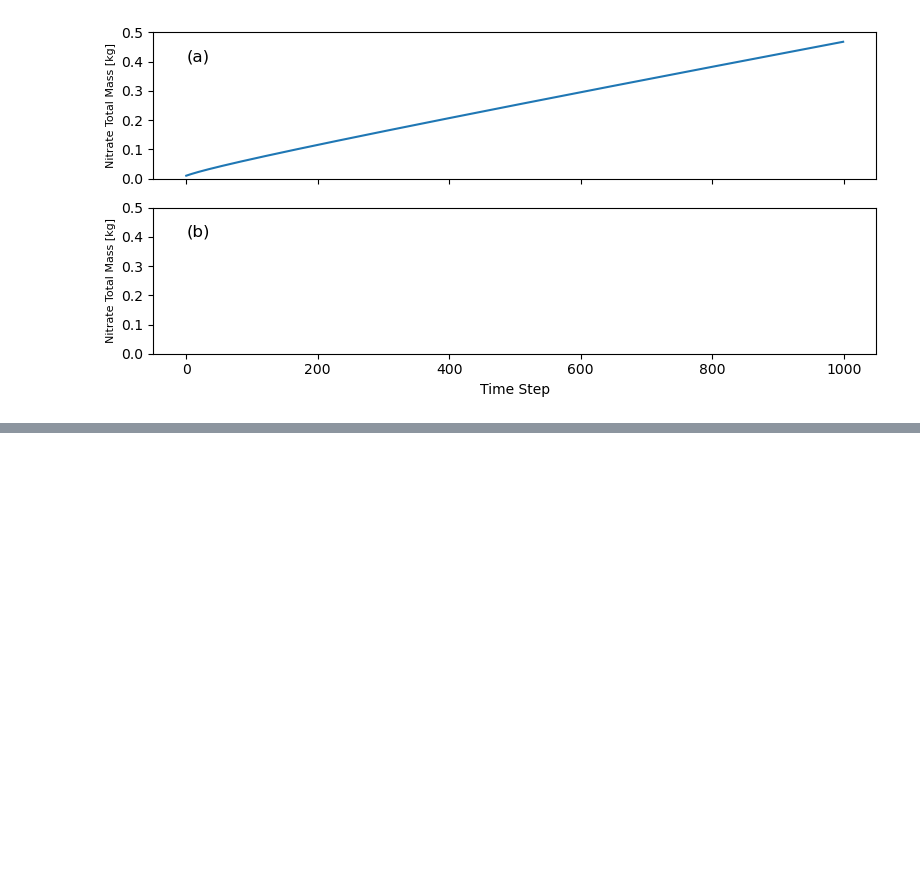
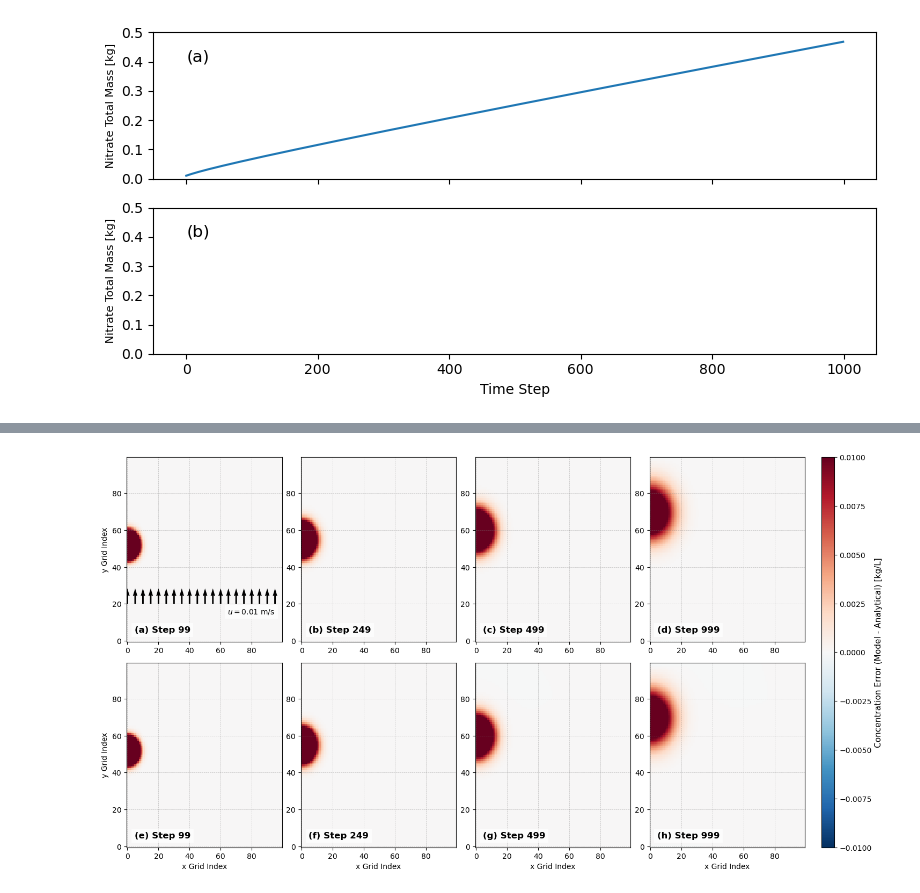
Before and after one commit to Haechan-Kimm/EOSC511-TheDeepThinkers, a Jupyter notebook: 2D visulization/Visulization.ipynb, the cells around one changed output, grey strips where cells are left out. Cells and saved outputs as stored; diff of their text form; code cells hidden in the pictures; blank space fills up the shorter version.

```diff
--- a/2D visulization/Visulization.ipynb
+++ b/2D visulization/Visulization.ipynb
@@ -248,0 +427,80 @@ We will use **One Time Input** and **Infinate boundary** to get our analytical s
+# %%
+# arr and bott run
+
+c_arr=adv_dif_2D_arr.adv_dif_2D([n_x, n_y, n_time, Lx, Ly, T, U])
+c_bott=adv_dif_2D_bott.adv_dif_2D([n_x, n_y, n_time, Lx, Ly, T, U])
+# %%
+# Error Visualization
+
+c_arr_err=c_arr-c_analytical
+
+c_bott_err=c_bott[:1000, 2:-2, :]-c_analytical
+
+x = np.arange(100)
+y = np.arange(100)
+X1, Y1 = np.meshgrid(x, y)
+
+
+# max_err = max(np.max(np.abs(c_arr_err)), np.max(np.abs(c_bott_err)))
+max_err = 1e-2
+
+cmap = plt.get_cmap('RdBu_r')
+norm = colors.Normalize(vmin=-max_err, vmax=max_err)
+
+
+fig, axes = plt.subplots(2, 4, figsize=(16, 8))
+
+tt = [99, 249, 499, 999]
+labels = ['(a)', '(b)', '(c)', '(d)', '(e)', '(f)', '(g)', '(h)']
+
+
+for i in range(2):
+    for j in range(4):
+        ax = axes[i, j]
+        t = tt[j]
+        label = labels[i * 4 + j]
+
+        # arr first line, bott second line
+        if i == 0:
+            cc = c_arr_err[t, :, :]
+        else:
+            cc = c_bott_err[t, :, :]
+
+        #
+        ax.grid(True, color='grey', linestyle='--', linewidth=0.5, alpha=0.5, zorder=2)
+
+        im = ax.pcolor(X1, Y1, cc, cmap=cmap, norm=norm, shading='nearest')
+
+        # Text
+        label_full = f"{label} Step {t}"
+        ax.text(0.05, 0.05, label_full, transform=ax.transAxes, color='black',
+                fontsize=12, fontweight='bold', bbox=dict(facecolor='white', alpha=0.7, edgecolor='none'))
+
+        # Label
+        if i == 1:
+            ax.set_xlabel('x Grid Index')
+        if j == 0:
+            ax.set_ylabel('y Grid Index')
+
+
+Y_arrow_position = 20
+X_arrow = x[::5]
+Y_arrow = np.zeros(np.shape(X_arrow)) + Y_arrow_position
+
+V_speed = np.ones(np.shape(X_arrow))
+U_speed = np.zeros(np.shape(X_arrow))
+
+# Water speed arrow
+axes[0, 0].quiver(X_arrow, Y_arrow, U_speed, V_speed, color='black', scale=10, width=0.01, zorder=3)
+axes[0, 0].text(0.65, 0.15, '$u=0.01$ m/s', transform=axes[0, 0].transAxes, color='black',
+                fontsize=10, bbox=dict(facecolor='white', alpha=0.7, edgecolor='none'))
+
+plt.tight_layout()
+
+# Shared colorbar
+cbar = fig.colorbar(im, ax=axes.ravel().tolist(), aspect=30, pad=0.02)
+cbar.set_label('Concentration Error (Model - Analytical) [kg/L]', fontsize=11)
+
+plt.show()
+# %% [output]
+[figure, added]
```
Also changed, not shown: parts of 28 cells of this notebook, 9 other files.
